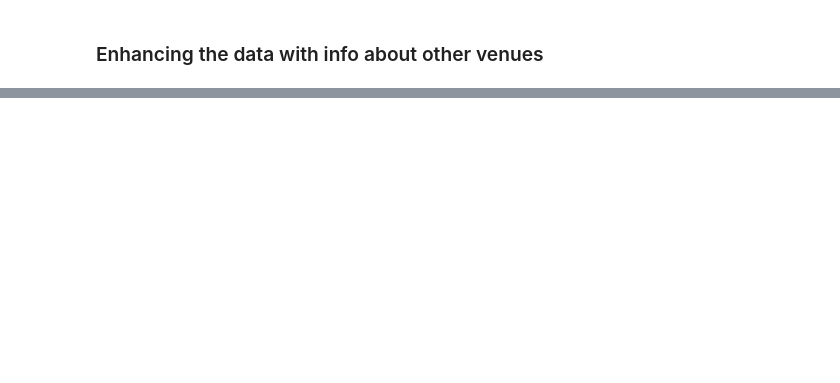
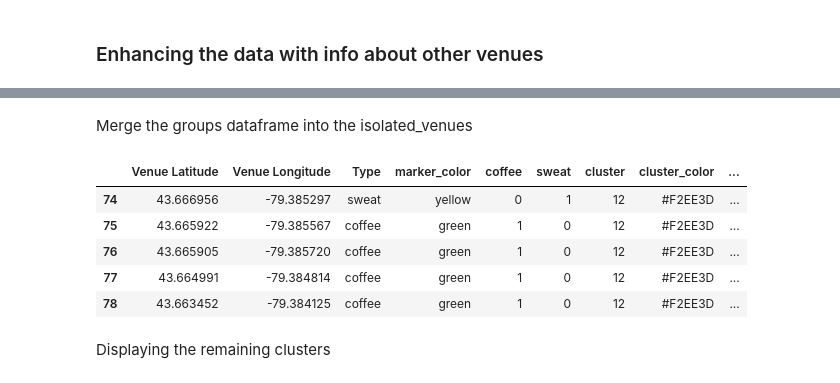
Before and after one commit to lupul-cel-bun/Coursera_Capstone, a Jupyter notebook: Data Science Capstone feb2019.ipynb, the cells around one changed output, grey strips where cells are left out. Saved outputs shown, nothing was run; the diff lists cells and outputs as text; code cells hidden in the pictures; blank space fills up the shorter version.

```diff
--- a/Data Science Capstone feb2019.ipynb
+++ b/Data Science Capstone feb2019.ipynb
@@ -338,0 +517,22 @@ neighbourhoods_venues_sorted
+# %%
+groups_df = pd.DataFrame(columns=['cluster','coffee_count','sweat_count'])
+
+for i in range(1,counts.size):
+    coffee_count = 0
+    sweat_count = 0
+    try:
+        coffee_count = isolated_venues.loc[isolated_venues['cluster'] == i]['Type'].value_counts()['coffee']
+    except:
+        pass
+    try:
+        sweat_count = isolated_venues.loc[isolated_venues['cluster'] == i]['Type'].value_counts()['sweat']
+    except:
+        isolated_venues = isolated_venues[isolated_venues.cluster != i]
+        print('drop: ' + str(i))
+    if (sweat_count != 0):
+        d = {'cluster': [i], 'coffee_count':[coffee_count], 'sweat_count': [sweat_count]}
+        df2 = pd.DataFrame(data=d)
+        groups_df = groups_df.append(df2, ignore_index=True)
+
+groups_df.sort_values(by=['sweat_count', 'coffee_count'],ascending = False,inplace = True)
+groups_df.head(10)
@@ -338,0 +561,28 @@ neighbourhoods_venues_sorted
+# %% [markdown]
+Merge the groups dataframe into the isolated_venues
+# %%
+groups_df.cluster = groups_df.cluster.astype('int64')
+groups_df.coffee_count = groups_df.coffee_count.astype('int64')
+groups_df.sweat_count = groups_df.sweat_count.astype('int64')
+isolated_venues = isolated_venues.merge(groups_df, left_on='cluster', right_on='cluster')
+
+isolated_venues.sort_values(by=['sweat_count', 'coffee_count', 'cluster'],ascending = False,inplace = True)
+
+top10 = groups_df.head(10).cluster.values
+
+keeps = pd.DataFrame(columns = list(isolated_venues))
+cluster_array = []
+for i in top10:
+    keep = isolated_venues[isolated_venues['cluster'] == i]
+    cluster_array.append(keep)
+    keeps = keeps.append(keep)
+keeps.head()
+# %% [output]
+|  | Venue Latitude | Venue Longitude | Type | marker_color | coffee | sweat | cluster | cluster_color | ... |
+| 74 | 43.666956 | -79.385297 | sweat | yellow | 0 | 1 | 12 | #F2EE3D | ... |
+| 75 | 43.665922 | -79.385567 | coffee | green | 1 | 0 | 12 | #F2EE3D | ... |
+| 76 | 43.665905 | -79.385720 | coffee | green | 1 | 0 | 12 | #F2EE3D | ... |
+| 77 | 43.664991 | -79.384814 | coffee | green | 1 | 0 | 12 | #F2EE3D | ... |
+| 78 | 43.663452 | -79.384125 | coffee | green | 1 | 0 | 12 | #F2EE3D | ... |
+# %% [markdown]
+Displaying the remaining clusters
```
Also changed, not shown: parts of 41 cells of this notebook.
